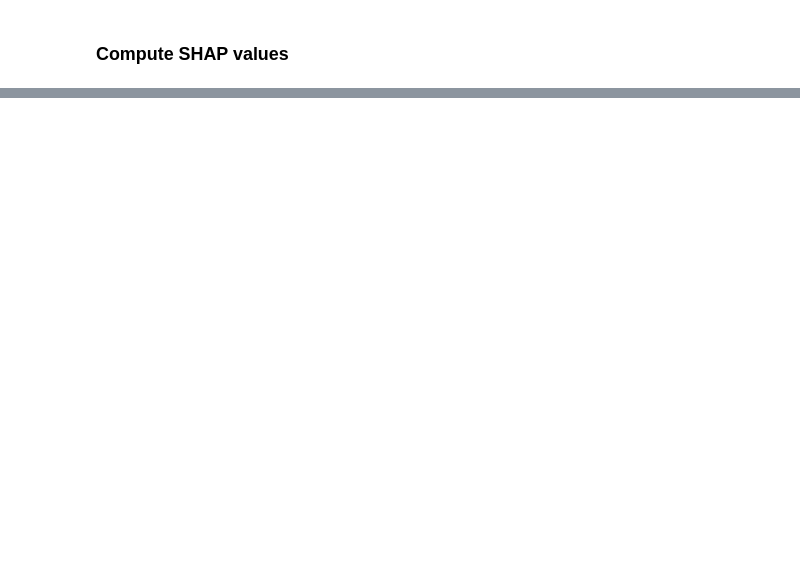
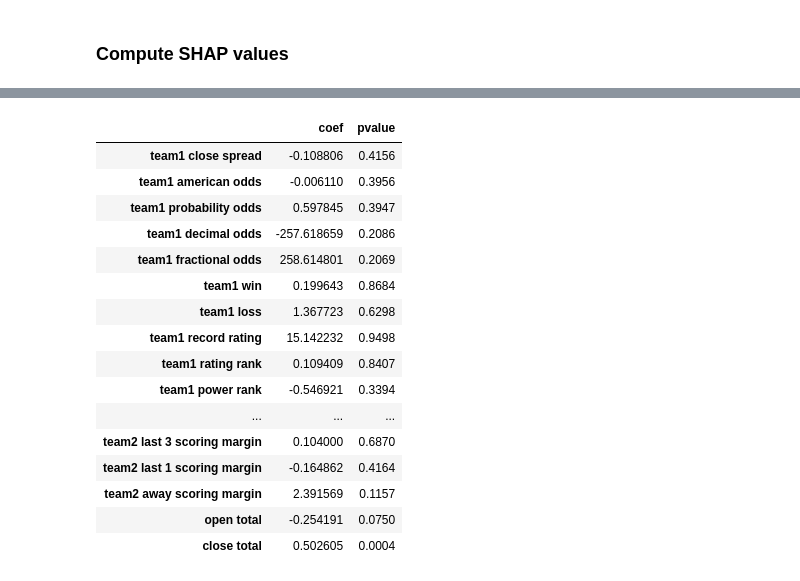
Before and after one commit to tamle7422/regression, a Jupyter notebook: nba.ipynb, the cells around one changed output, grey strips where cells are left out. Cells and saved outputs as stored; diff of their text form; code cells hidden in the pictures; blank space fills up the shorter version.

```diff
--- a/nba.ipynb
+++ b/nba.ipynb
@@ -652,0 +947,8 @@ shap.plots.bar(explainShapValues)
+# %%
+xTrain,xTest,yTrain,yTest = train_test_split(dfFilterNba[dropFeat],dfFilterNba["team1 final score"],test_size=0.25,\
+    random_state=11)
+# %%
+xInclCons = sm.add_constant(xTrain)
+model = sm.OLS(yTrain.astype(float),xInclCons.astype(float))   # ordinary least square
+results = model.fit()
+results.summary()
@@ -652,0 +990,21 @@ shap.plots.bar(explainShapValues)
+# %%
+pValues = pd.DataFrame({'coef': results.params,'pvalue': round(results.pvalues,4)})
+pValues
+# %% [output]
+|  | coef | pvalue |
+| team1 close spread | -0.108806 | 0.4156 |
+| team1 american odds | -0.006110 | 0.3956 |
+| team1 probability odds | 0.597845 | 0.3947 |
+| team1 decimal odds | -257.618659 | 0.2086 |
+| team1 fractional odds | 258.614801 | 0.2069 |
+| team1 win | 0.199643 | 0.8684 |
+| team1 loss | 1.367723 | 0.6298 |
+| team1 record rating | 15.142232 | 0.9498 |
+| team1 rating rank | 0.109409 | 0.8407 |
+| team1 power rank | -0.546921 | 0.3394 |
+| ... | ... | ... |
+| team2 last 3 scoring margin | 0.104000 | 0.6870 |
+| team2 last 1 scoring margin | -0.164862 | 0.4164 |
+| team2 away scoring margin | 2.391569 | 0.1157 |
+| open total | -0.254191 | 0.0750 |
+| close total | 0.502605 | 0.0004 |
```
Also changed, not shown: parts of 16 cells of this notebook, 1 other file.
